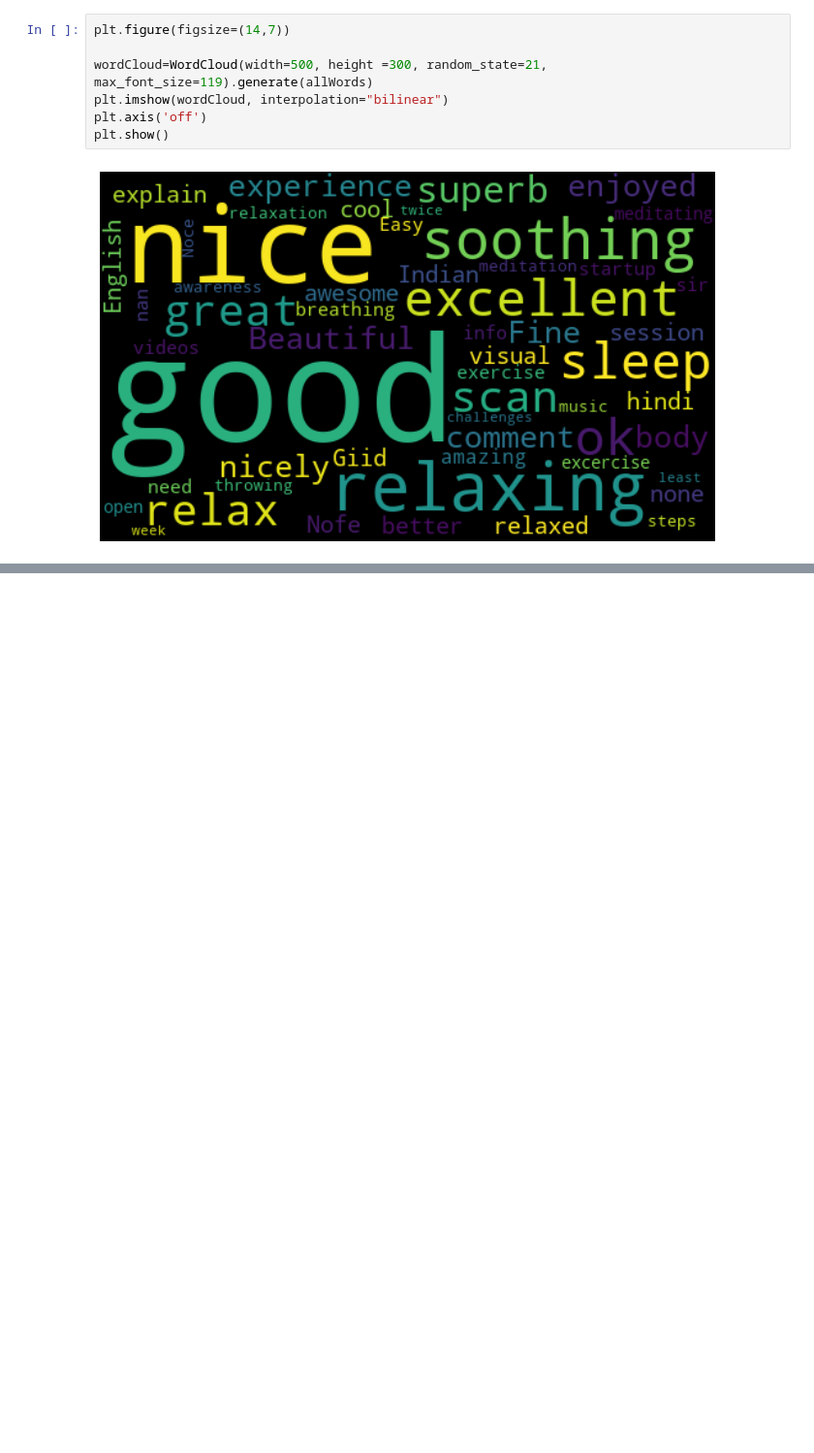
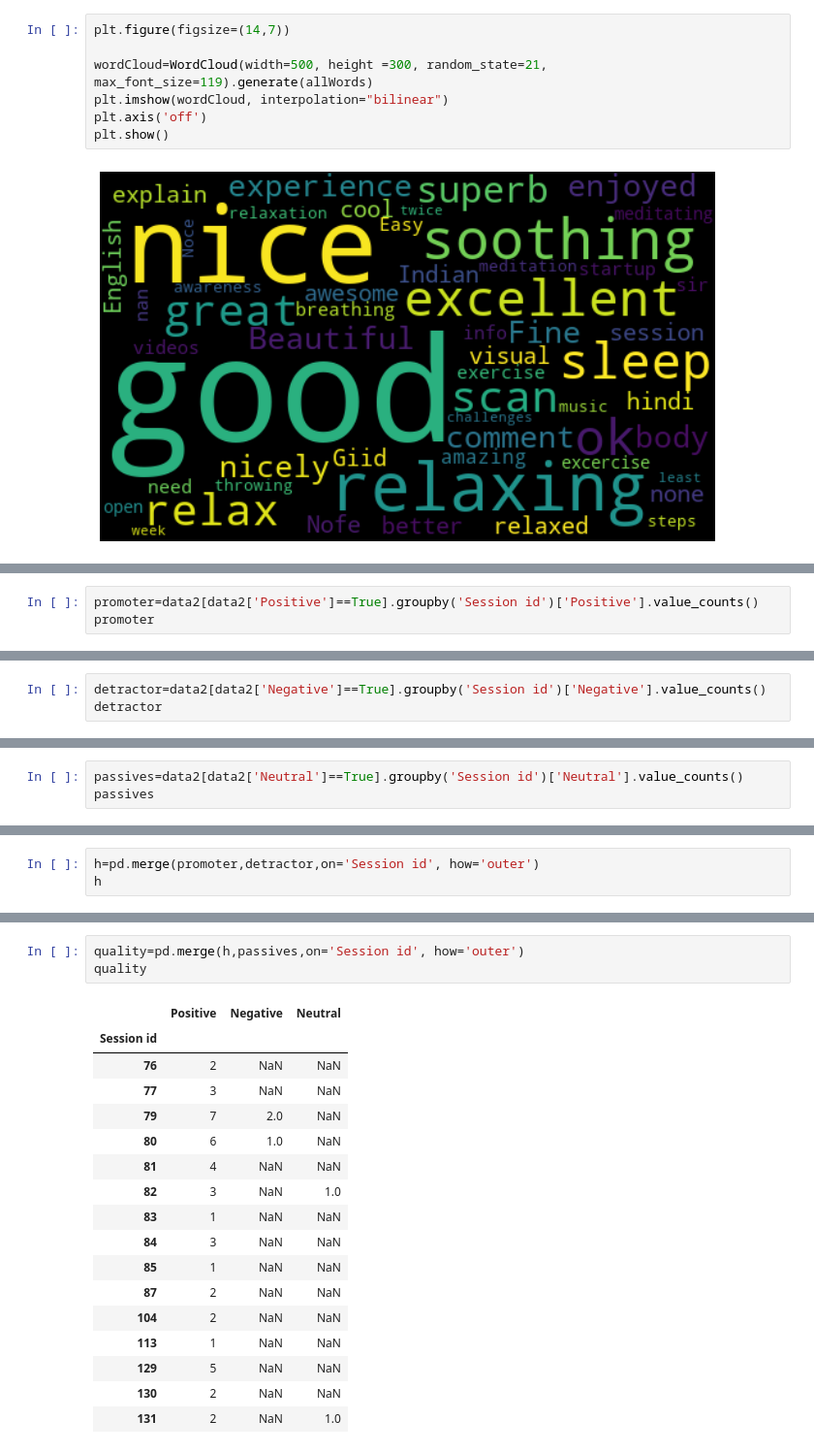
Before and after one commit to apoorvasahu/FeedBack-Analysis-, a Jupyter notebook: Excelwordcloud.ipynb, the cells around one changed output, grey strips where cells are left out. Shown at 97% size. Saved outputs shown, nothing was run; the diff lists cells and outputs as text; blank space fills up the shorter version.

```diff
--- a/Excelwordcloud.ipynb
+++ b/Excelwordcloud.ipynb
@@ -65,0 +189,3 @@ plt.show()
+# %%
+promoter=data2[data2['Positive']==True].groupby('Session id')['Positive'].value_counts()
+promoter
@@ -65,0 +210,3 @@ plt.show()
+# %%
+detractor=data2[data2['Negative']==True].groupby('Session id')['Negative'].value_counts()
+detractor
@@ -65,0 +218,3 @@ plt.show()
+# %%
+passives=data2[data2['Neutral']==True].groupby('Session id')['Neutral'].value_counts()
+passives
@@ -65,0 +228,3 @@ plt.show()
+# %%
+h=pd.merge(promoter,detractor,on='Session id', how='outer')
+h
@@ -65,0 +249,21 @@ plt.show()
+# %%
+quality=pd.merge(h,passives,on='Session id', how='outer')
+quality
+# %% [output]
+|  | Positive | Negative | Neutral |
+| Session id |  |  |  |
+| 76 | 2 | NaN | NaN |
+| 77 | 3 | NaN | NaN |
+| 79 | 7 | 2.0 | NaN |
+| 80 | 6 | 1.0 | NaN |
+| 81 | 4 | NaN | NaN |
+| 82 | 3 | NaN | 1.0 |
+| 83 | 1 | NaN | NaN |
+| 84 | 3 | NaN | NaN |
+| 85 | 1 | NaN | NaN |
+| 87 | 2 | NaN | NaN |
+| 104 | 2 | NaN | NaN |
+| 113 | 1 | NaN | NaN |
+| 129 | 5 | NaN | NaN |
+| 130 | 2 | NaN | NaN |
+| 131 | 2 | NaN | 1.0 |
```
Also changed, not shown: parts of 39 cells of this notebook.
